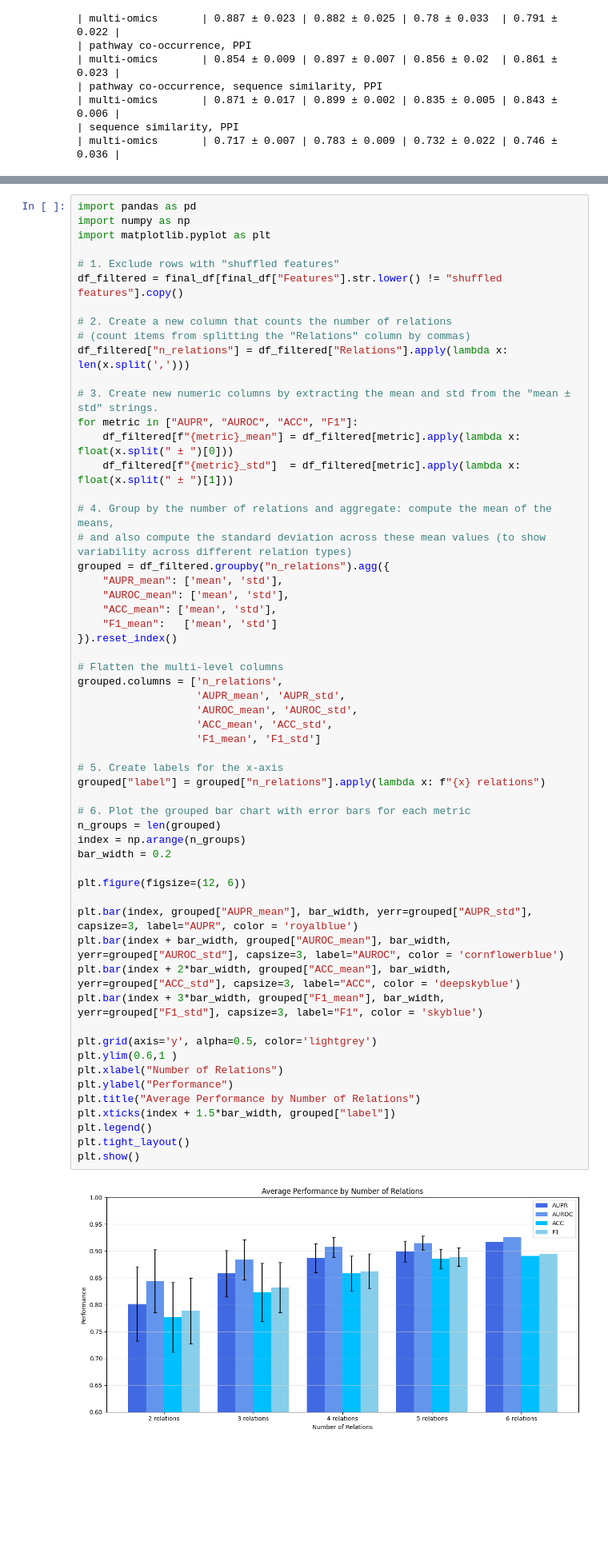
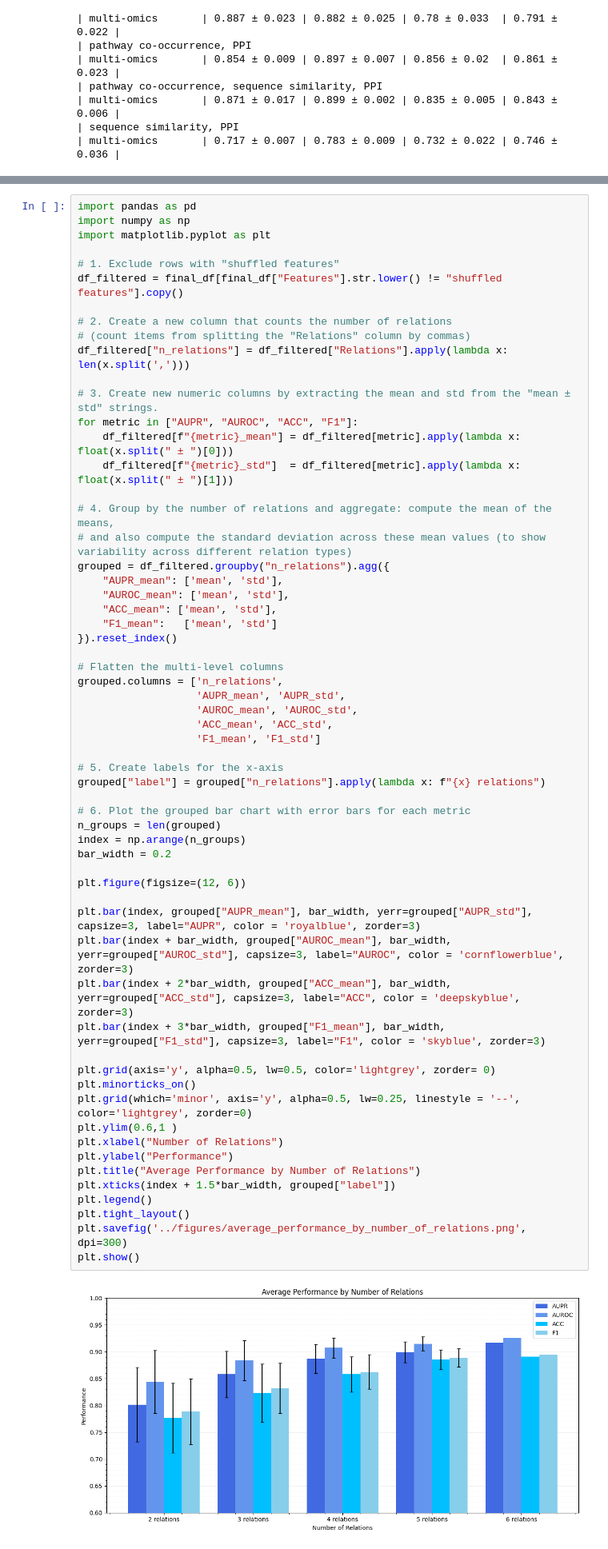
Before and after one commit to martina-occhetta/MORGaN, a Jupyter notebook: notebooks/04_performance_analysis.ipynb, the cells around one changed output, grey strips where cells are left out. Shown: that part at 80% size. Drawn from its saved outputs; the diff is of its cells as text; blank space fills up the shorter version.

```diff
--- a/notebooks/04_performance_analysis.ipynb
+++ b/notebooks/04_performance_analysis.ipynb
@@ -274,36 +274,39 @@ grouped = df_filtered.groupby("n_relations").agg({
     "F1_mean":   ['mean', 'std']
 }).reset_index()
 
 # Flatten the multi-level columns
 grouped.columns = ['n_relations',
                    'AUPR_mean', 'AUPR_std',
                    'AUROC_mean', 'AUROC_std',
                    'ACC_mean', 'ACC_std',
                    'F1_mean', 'F1_std']
 
 # 5. Create labels for the x-axis
 grouped["label"] = grouped["n_relations"].apply(lambda x: f"{x} relations")
 
 # 6. Plot the grouped bar chart with error bars for each metric
 n_groups = len(grouped)
 index = np.arange(n_groups)
 bar_width = 0.2
 
 plt.figure(figsize=(12, 6))
 
-plt.bar(index, grouped["AUPR_mean"], bar_width, yerr=grouped["AUPR_std"], capsize=3, label="AUPR", color = 'royalblue')
-plt.bar(index + bar_width, grouped["AUROC_mean"], bar_width, yerr=grouped["AUROC_std"], capsize=3, label="AUROC", color = 'cornflowerblue')
-plt.bar(index + 2*bar_width, grouped["ACC_mean"], bar_width, yerr=grouped["ACC_std"], capsize=3, label="ACC", color = 'deepskyblue')
-plt.bar(index + 3*bar_width, grouped["F1_mean"], bar_width, yerr=grouped["F1_std"], capsize=3, label="F1", color = 'skyblue')
+plt.bar(index, grouped["AUPR_mean"], bar_width, yerr=grouped["AUPR_std"], capsize=3, label="AUPR", color = 'royalblue', zorder=3)
+plt.bar(index + bar_width, grouped["AUROC_mean"], bar_width, yerr=grouped["AUROC_std"], capsize=3, label="AUROC", color = 'cornflowerblue', zorder=3)
+plt.bar(index + 2*bar_width, grouped["ACC_mean"], bar_width, yerr=grouped["ACC_std"], capsize=3, label="ACC", color = 'deepskyblue', zorder=3)
+plt.bar(index + 3*bar_width, grouped["F1_mean"], bar_width, yerr=grouped["F1_std"], capsize=3, label="F1", color = 'skyblue', zorder=3)
 
-plt.grid(axis='y', alpha=0.5, color='lightgrey')
+plt.grid(axis='y', alpha=0.5, lw=0.5, color='lightgrey', zorder= 0)
+plt.minorticks_on()
+plt.grid(which='minor', axis='y', alpha=0.5, lw=0.25, linestyle = '--', color='lightgrey', zorder=0)
 plt.ylim(0.6,1 )
 plt.xlabel("Number of Relations")
 plt.ylabel("Performance")
 plt.title("Average Performance by Number of Relations")
 plt.xticks(index + 1.5*bar_width, grouped["label"])
 plt.legend()
 plt.tight_layout()
+plt.savefig('../figures/average_performance_by_number_of_relations.png', dpi=300)
 plt.show()
 # %% [output]
-[figure, old version]
+[figure, new version]
```
Also changed, not shown: parts of 1 cell of this notebook, 20 other files.
